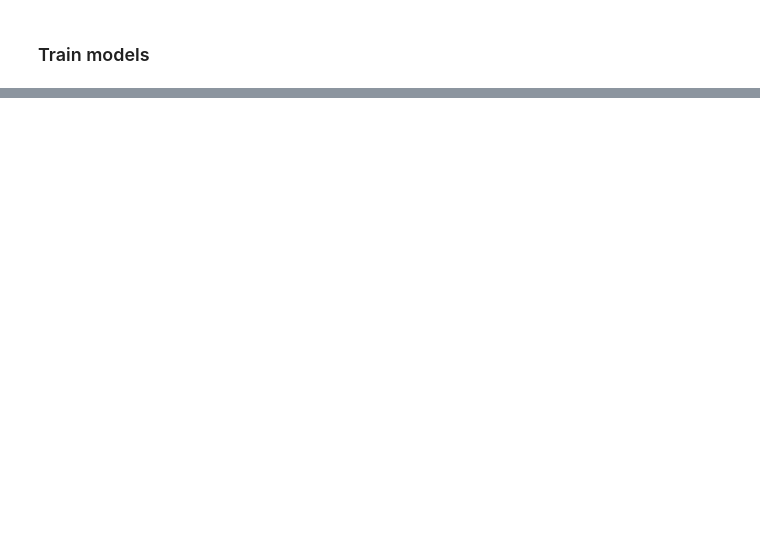
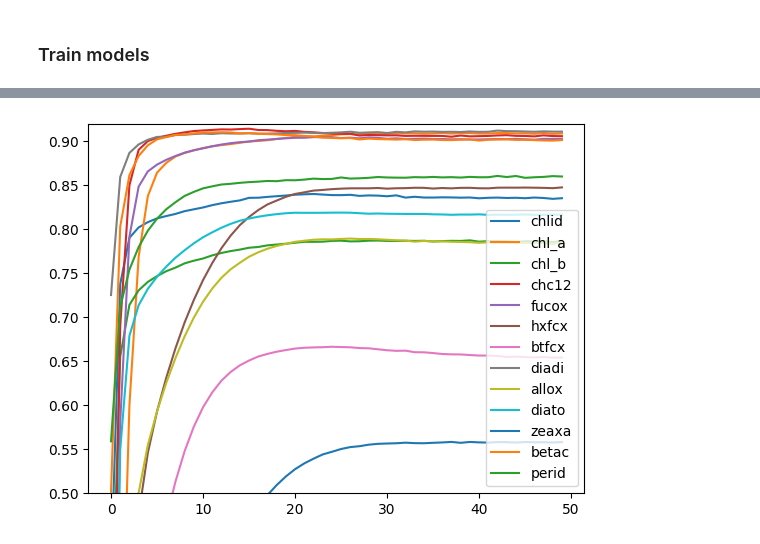
Before and after one commit to Kissyfur/pigment-retrieval-from-olci, a Jupyter notebook: notebooks/training_and_validation/training and evaluation.ipynb, the cells around one changed output, grey strips where cells are left out. Saved outputs shown, nothing was run; the diff lists cells and outputs as text; code cells hidden in the pictures; blank space fills up the shorter version.

```diff
--- a/notebooks/training_and_validation/training and evaluation.ipynb
+++ b/notebooks/training_and_validation/training and evaluation.ipynb
@@ -1534,0 +1271,9 @@ pd.DataFrame([mets_test_th_mini[hp_name] for hp_name in hp],
+# %%
+line = np.mean([[v.T['R2'] for v in CB[fold].values] for fold in range(4, 6)], axis=0)
+plt.plot(line, label=pigmemts_short)
+ax = plt.gca()
+ax.set_ylim([0.5, 0.92])
+plt.legend()
+plt.show()
+# %% [output]
+[figure, added]
```
Also changed, not shown: parts of 230 cells of this notebook.
